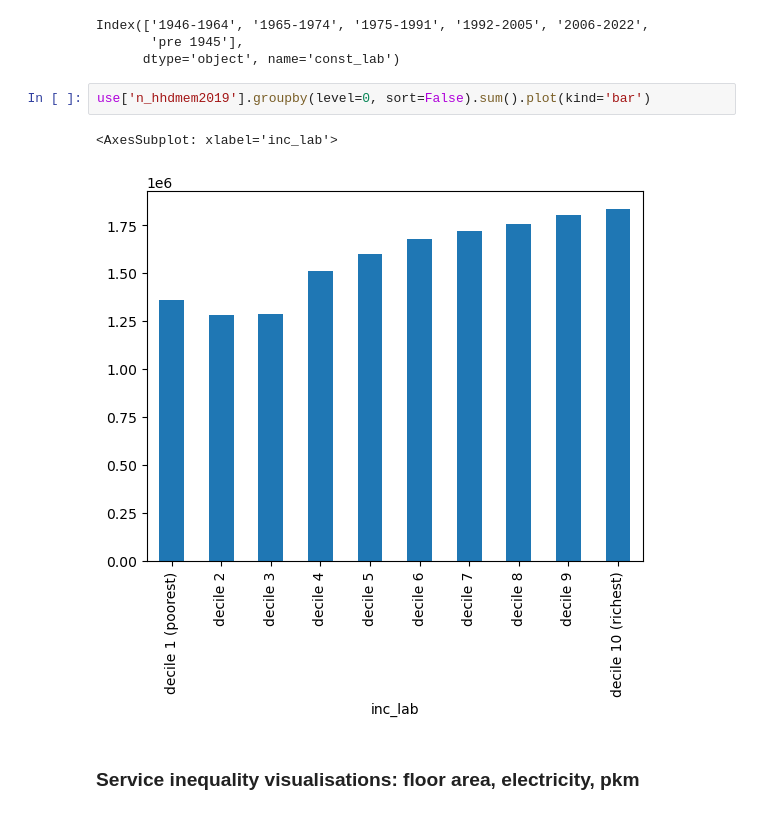
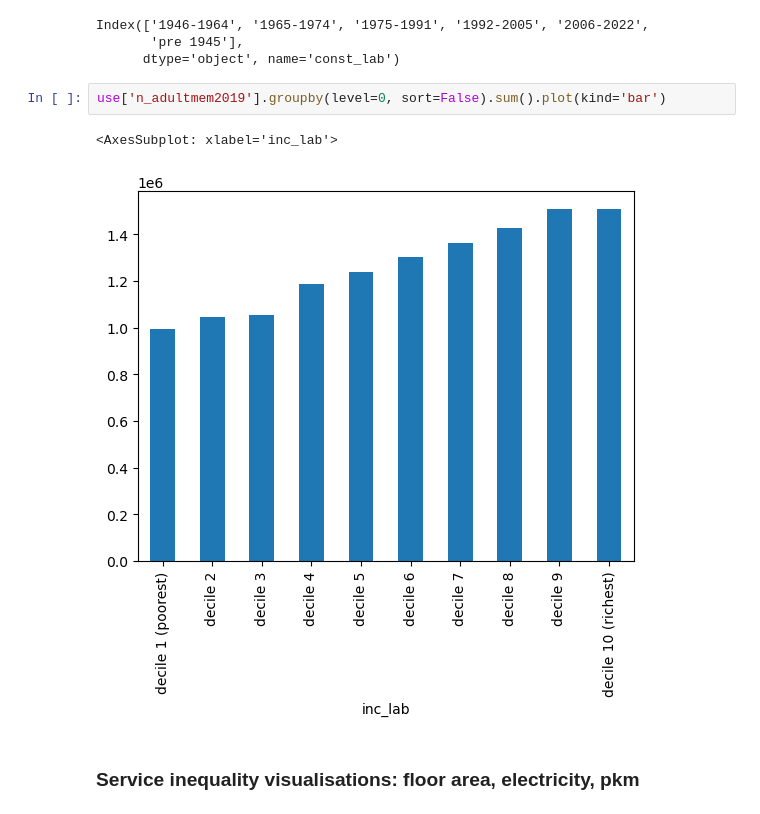
Before and after one commit to MiraVos/housing-footprints, a Jupyter notebook: footprints_main.ipynb, the cells around one changed output. Saved outputs shown, nothing was run; the diff lists cells and outputs as text.

```diff
--- a/footprints_main.ipynb
+++ b/footprints_main.ipynb
@@ -111,10 +111,10 @@ Index(['1946-1964', '1965-1974', '1975-1991', '1992-2005', '2006-2022',
        'pre 1945'],
       dtype='object', name='const_lab')
 # %%
-use['n_hhdmem2019'].groupby(level=0, sort=False).sum().plot(kind='bar')
+use['n_adultmem2019'].groupby(level=0, sort=False).sum().plot(kind='bar')
 # %% [output]
 <AxesSubplot: xlabel='inc_lab'>
-[figure, old version]
+[figure, new version]
 # %% [markdown]
 ### Service inequality visualisations: floor area, electricity, pkm
 # %% [markdown]
```
Also changed, not shown: parts of 6 cells of this notebook, 1 other file.
